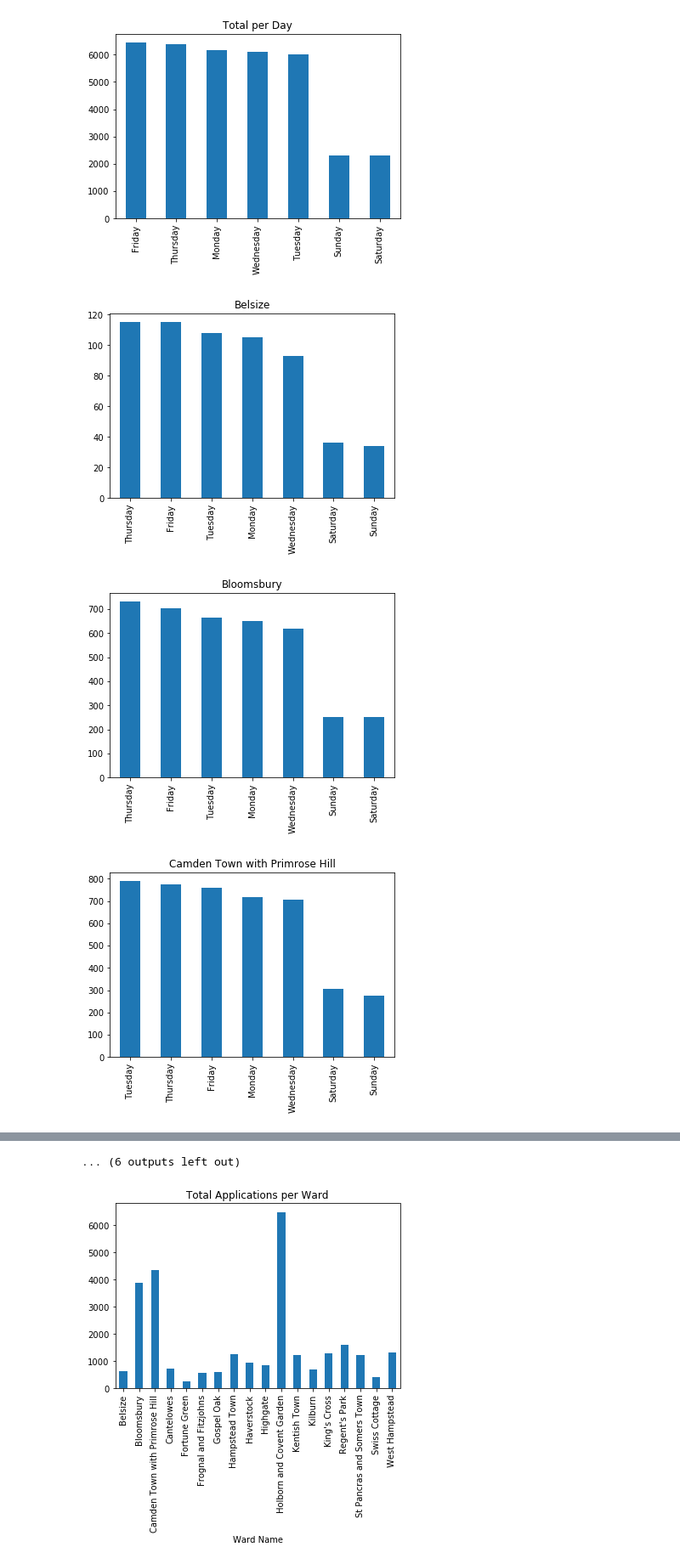
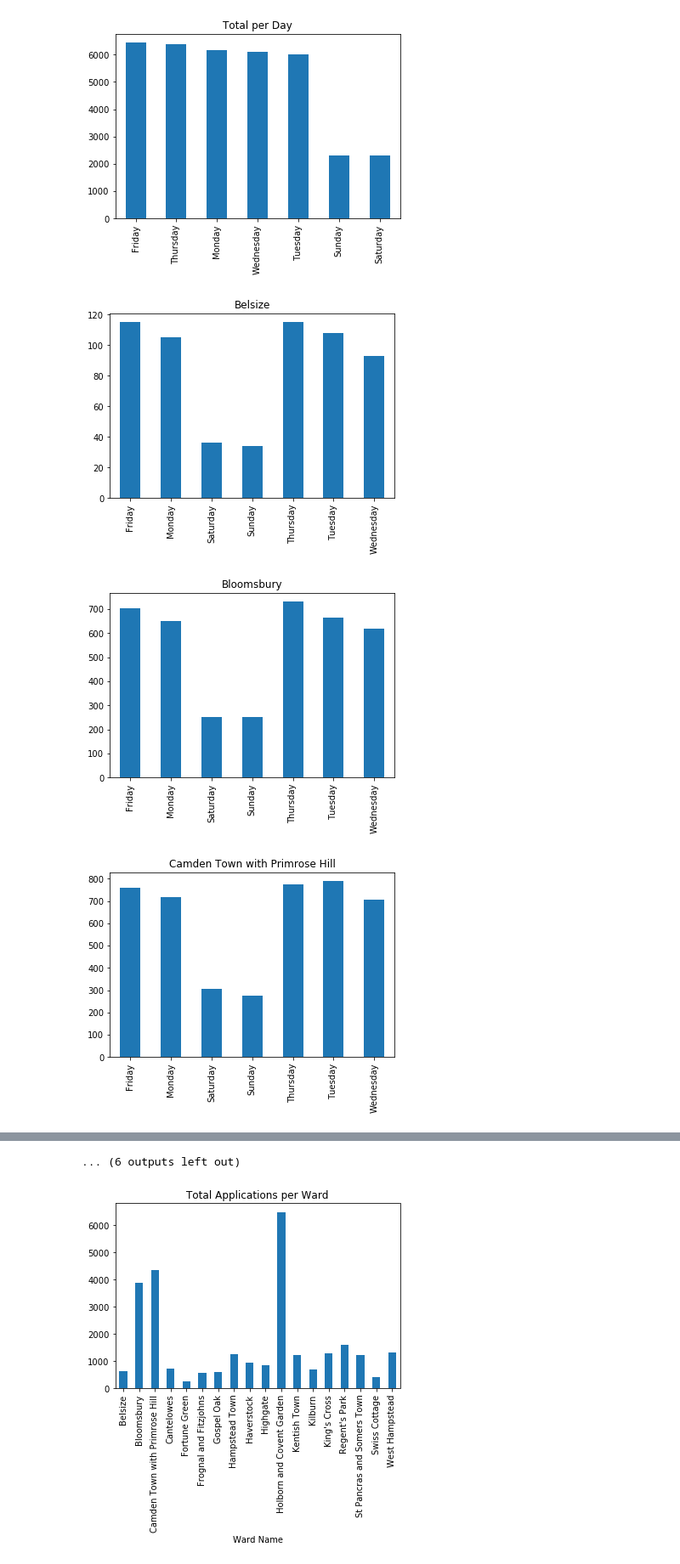
Before and after one commit to irfannurafif/data-eng, a Jupyter notebook: data_engineering.ipynb, the cells around one changed output, grey strips where cells are left out. Shown: that part at 85% size. Saved outputs shown, nothing was run; the diff lists cells and outputs as text; code cells hidden in the pictures.

```diff
--- a/data_engineering.ipynb
+++ b/data_engineering.ipynb
@@ -15,14 +15,14 @@ plt.show()
 # %%
 perward = cmdapp.groupby(['Ward Name'])
 
 
 wardplot = []
 
 for index, group in perward['Application Day']:
-    plot = group.value_counts().plot(kind='bar',title=index )
+    plot = group.value_counts().sort_index().plot(kind='bar',title=index )
     wardplot.append(plot)
     plt.show()
 # %% [output]
-[figure, old version]
+[figure, new version]
-[figure, old version]
+[figure, new version]
-[figure, old version]
+[figure, new version]
```
Also changed, not shown: parts of 1 cell of this notebook.
